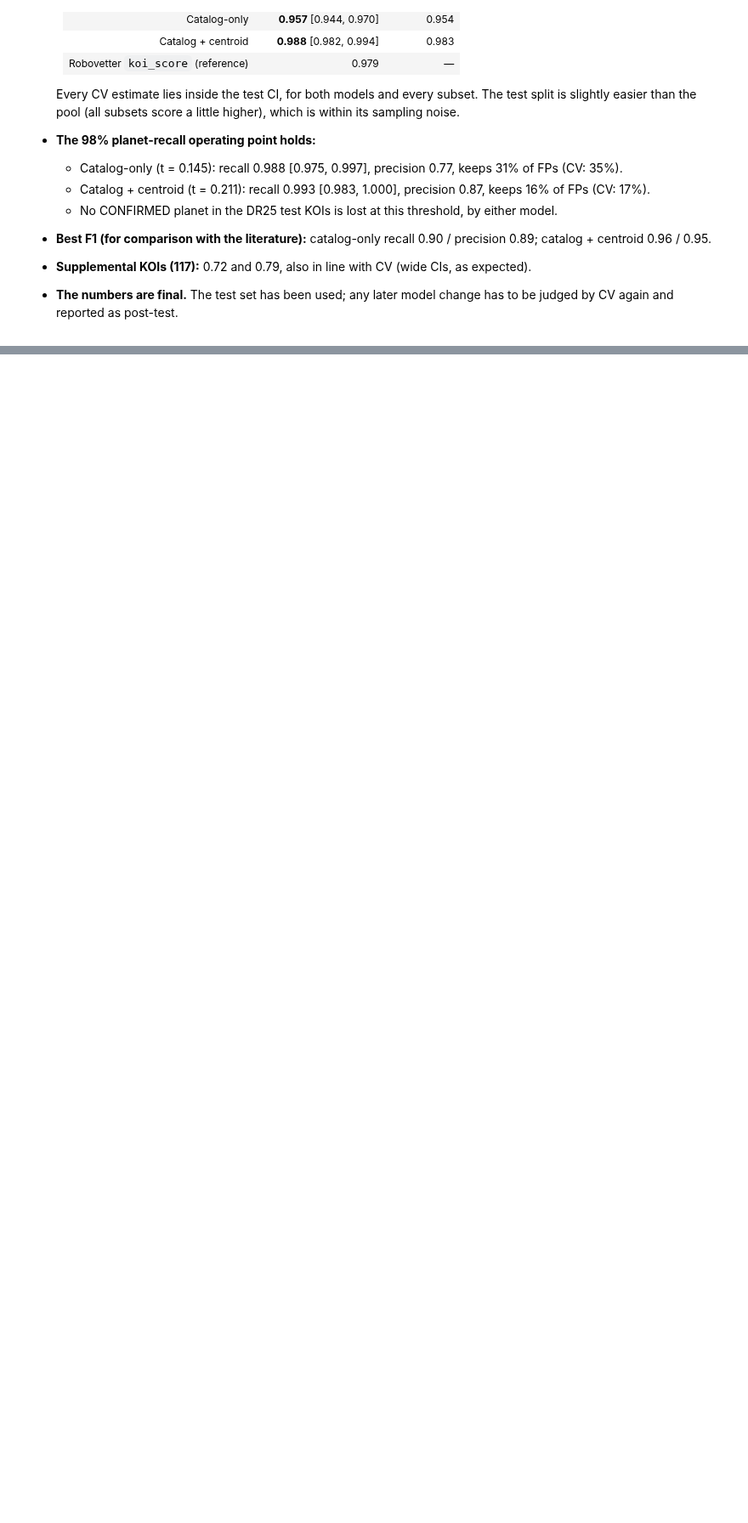
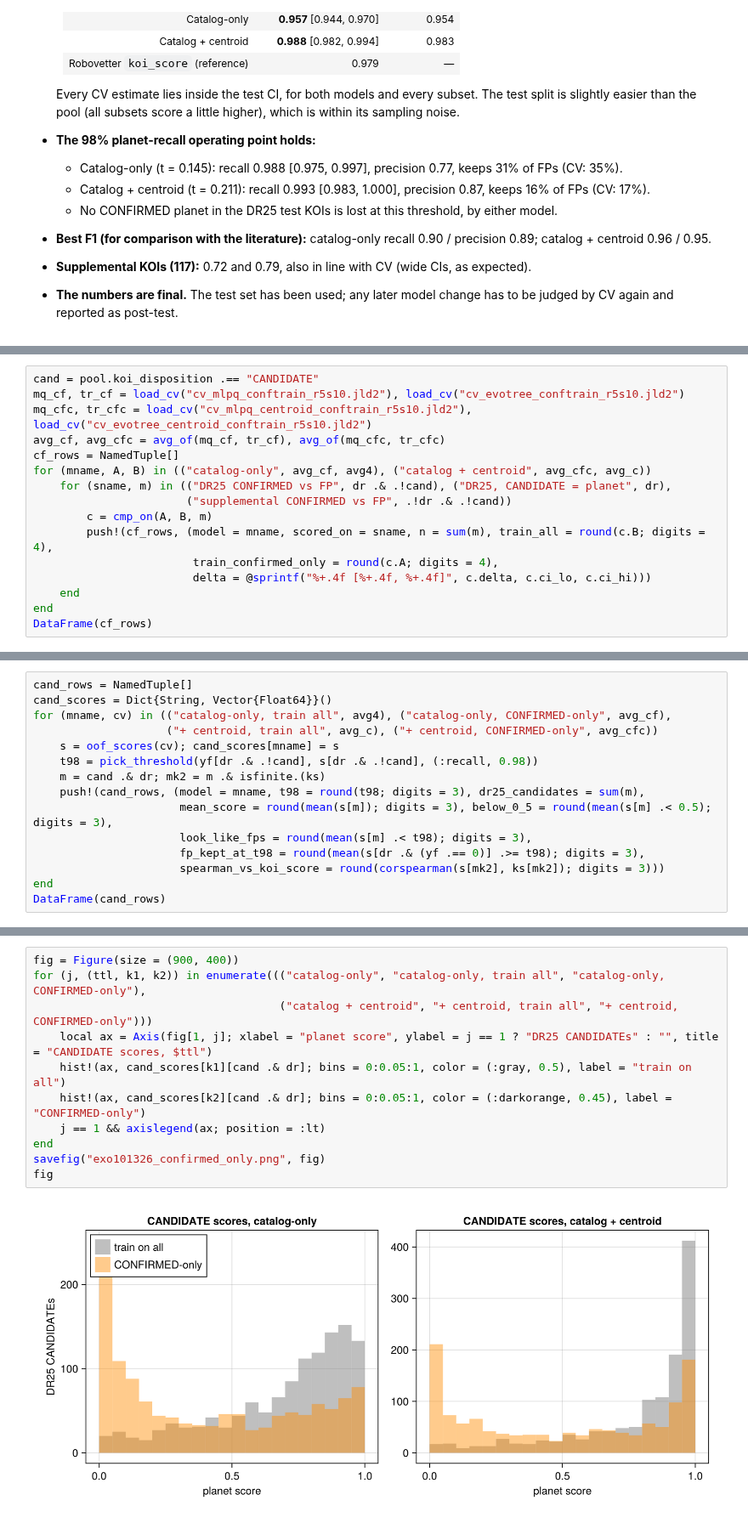
Before and after one commit to mburchnmsu/exoplanet-vetting, a Jupyter notebook: exo101326.ipynb, the cells around one changed output, grey strips where cells are left out. Shown at 85% size. Saved outputs shown, nothing was run; the diff lists cells and outputs as text; blank space fills up the shorter version.

```diff
--- a/exo101326.ipynb
+++ b/exo101326.ipynb
@@ -1172,0 +1186,16 @@ fig
+# %%
+cand = pool.koi_disposition .== "CANDIDATE"
+mq_cf, tr_cf = load_cv("cv_mlpq_conftrain_r5s10.jld2"), load_cv("cv_evotree_conftrain_r5s10.jld2")
+mq_cfc, tr_cfc = load_cv("cv_mlpq_centroid_conftrain_r5s10.jld2"), load_cv("cv_evotree_centroid_conftrain_r5s10.jld2")
+avg_cf, avg_cfc = avg_of(mq_cf, tr_cf), avg_of(mq_cfc, tr_cfc)
+cf_rows = NamedTuple[]
+for (mname, A, B) in (("catalog-only", avg_cf, avg4), ("catalog + centroid", avg_cfc, avg_c))
+    for (sname, m) in (("DR25 CONFIRMED vs FP", dr .& .!cand), ("DR25, CANDIDATE = planet", dr),
+                       ("supplemental CONFIRMED vs FP", .!dr .& .!cand))
+        c = cmp_on(A, B, m)
+        push!(cf_rows, (model = mname, scored_on = sname, n = sum(m), train_all = round(c.B; digits = 4),
+                        train_confirmed_only = round(c.A; digits = 4),
+                        delta = @sprintf("%+.4f [%+.4f, %+.4f]", c.delta, c.ci_lo, c.ci_hi)))
+    end
+end
+DataFrame(cf_rows)
@@ -1172,0 +1216,15 @@ fig
+# %%
+cand_rows = NamedTuple[]
+cand_scores = Dict{String, Vector{Float64}}()
+for (mname, cv) in (("catalog-only, train all", avg4), ("catalog-only, CONFIRMED-only", avg_cf),
+                    ("+ centroid, train all", avg_c), ("+ centroid, CONFIRMED-only", avg_cfc))
+    s = oof_scores(cv); cand_scores[mname] = s
+    t98 = pick_threshold(yf[dr .& .!cand], s[dr .& .!cand], (:recall, 0.98))
+    m = cand .& dr; mk2 = m .& isfinite.(ks)
+    push!(cand_rows, (model = mname, t98 = round(t98; digits = 3), dr25_candidates = sum(m),
+                      mean_score = round(mean(s[m]); digits = 3), below_0_5 = round(mean(s[m] .< 0.5); digits = 3),
+                      look_like_fps = round(mean(s[m] .< t98); digits = 3),
+                      fp_kept_at_t98 = round(mean(s[dr .& (yf .== 0)] .>= t98); digits = 3),
+                      spearman_vs_koi_score = round(corspearman(s[mk2], ks[mk2]); digits = 3)))
+end
+DataFrame(cand_rows)
@@ -1172,0 +1239,13 @@ fig
+# %%
+fig = Figure(size = (900, 400))
+for (j, (ttl, k1, k2)) in enumerate((("catalog-only", "catalog-only, train all", "catalog-only, CONFIRMED-only"),
+                                     ("catalog + centroid", "+ centroid, train all", "+ centroid, CONFIRMED-only")))
+    local ax = Axis(fig[1, j]; xlabel = "planet score", ylabel = j == 1 ? "DR25 CANDIDATEs" : "", title = "CANDIDATE scores, $ttl")
+    hist!(ax, cand_scores[k1][cand .& dr]; bins = 0:0.05:1, color = (:gray, 0.5), label = "train on all")
+    hist!(ax, cand_scores[k2][cand .& dr]; bins = 0:0.05:1, color = (:darkorange, 0.45), label = "CONFIRMED-only")
+    j == 1 && axislegend(ax; position = :lt)
+end
+savefig("exo101326_confirmed_only.png", fig)
+fig
+# %% [output]
+[figure, added]
```
Also changed, not shown: parts of 6 cells of this notebook, 11 other files.
